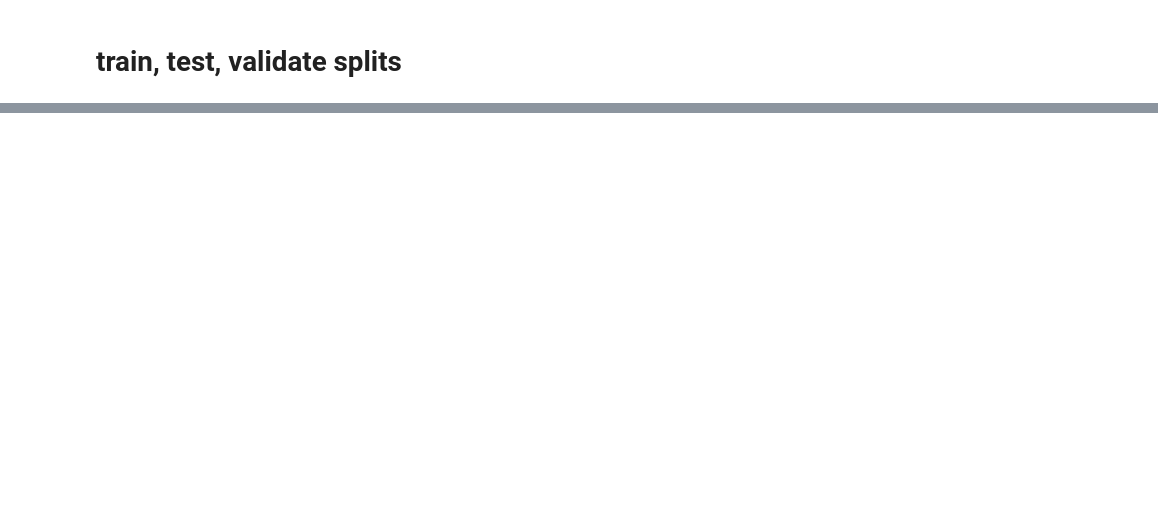
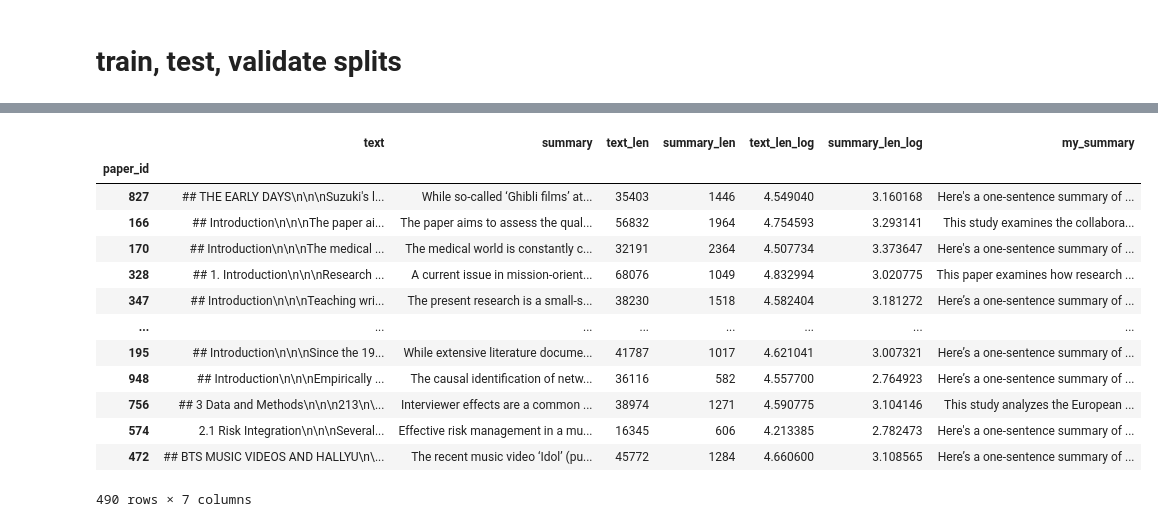
Before and after one commit to ideaguy3d/data-science-practice, a Jupyter notebook: driven-data/research-summarization.ipynb, the cells around one changed output, grey strips where cells are left out. Saved outputs shown, nothing was run; the diff lists cells and outputs as text; code cells hidden in the pictures; blank space fills up the shorter version.

```diff
--- a/driven-data/research-summarization.ipynb
+++ b/driven-data/research-summarization.ipynb
@@ -52,0 +290,20 @@ f"Train shape: {train.shape}; Validation shape: {validation.shape}; Test shape:
+# %%
+def ask_llm(prompt: str, max_tokens: int = 500):
+    """Get a response from an LLM using the OpenAI client"""
+    chat_completion = llm_client.chat.completions.create(
+        messages=[
+            {
+                "role": "user",
+                "content": prompt,
+            }
+        ],
+        model=MODEL,
+        seed=0,
+        max_tokens=max_tokens,
+    )
+    return chat_completion.choices[0].message.content, chat_completion
+# %%
+prompt_template = (
+    "Can you please write a terrific one-sentence summary of this document:\n\n{doc}"
+)
+resp, completion = ask_llm(prompt_template.format(doc=doc[:10_000]))
@@ -52,0 +337,20 @@ f"Train shape: {train.shape}; Validation shape: {validation.shape}; Test shape:
+# %%
+def summarize(doc: str, max_doc_chars: int = 7_000) -> str:
+    """Summarize (part of) a document"""
+    prompt_template = (
+        "Can you please write a terrific one-sentence summary of this document:\n\n{doc}"
+    )
+    resp, completion = ask_llm(prompt_template.format(doc=doc[:max_doc_chars]))
+    return resp
+
+
+def predict_on_dataset(
+    df: pd.DataFrame, max_docs: int | None = None, summarize_fn=summarize
+) -> dict[int, str]:
+    """Generate a summary for every document in a dataframe"""
+    doc_id_to_summary = {}
+    max_docs = max_docs or df.shape[0]
+    for id, row in tqdm(df.head(max_docs).iterrows(), total=max_docs, smoothing=0):
+        doc = row["text"]
+        doc_id_to_summary[id] = summarize_fn(doc)
+    return doc_id_to_summary
@@ -52,0 +366,19 @@ f"Train shape: {train.shape}; Validation shape: {validation.shape}; Test shape:
+# %%
+train_id_to_summary = predict_on_dataset(train)
+train_preds = train.assign(my_summary=train_id_to_summary)
+train_preds
+# %% [output]
+|  | text | summary | text_len | summary_len | text_len_log | summary_len_log | my_summary |
+| paper_id |  |  |  |  |  |  |  |
+| 827 | ## THE EARLY DAYS\n\n\nSuzuki's l... | While so-called ‘Ghibli films’ at... | 35403 | 1446 | 4.549040 | 3.160168 | Here's a one-sentence summary of ... |
+| 166 | ## Introduction\n\n\nThe paper ai... | The paper aims to assess the qual... | 56832 | 1964 | 4.754593 | 3.293141 | This study examines the collabora... |
+| 170 | ## Introduction\n\n\nThe medical ... | The medical world is constantly c... | 32191 | 2364 | 4.507734 | 3.373647 | Here's a one-sentence summary of ... |
+| 328 | ## 1. Introduction\n\n\nResearch ... | A current issue in mission-orient... | 68076 | 1049 | 4.832994 | 3.020775 | This paper examines how research ... |
+| 347 | ## Introduction\n\n\nTeaching wri... | The present research is a small-s... | 38230 | 1518 | 4.582404 | 3.181272 | Here’s a one-sentence summary of ... |
+| ... | ... | ... | ... | ... | ... | ... | ... |
+| 195 | ## Introduction\n\n\nSince the 19... | While extensive literature docume... | 41787 | 1017 | 4.621041 | 3.007321 | Here’s a one-sentence summary of ... |
+| 948 | ## Introduction\n\n\nEmpirically ... | The causal identification of netw... | 36116 | 582 | 4.557700 | 2.764923 | Here’s a one-sentence summary of ... |
+| 756 | ## 3 Data and Methods\n\n\n213\n\... | Interviewer effects are a common ... | 38974 | 1271 | 4.590775 | 3.104146 | This study analyzes the European ... |
+| 574 | 2.1 Risk Integration\n\n\nSeveral... | Effective risk management in a mu... | 16345 | 606 | 4.213385 | 2.782473 | Here's a one-sentence summary of ... |
+| 472 | ## BTS MUSIC VIDEOS AND HALLYU\n\... | The recent music video ‘Idol’ (pu... | 45772 | 1284 | 4.660600 | 3.108565 | Here’s a one-sentence summary of ... |
+490 rows × 7 columns
```
Also changed, not shown: parts of 29 cells of this notebook.
